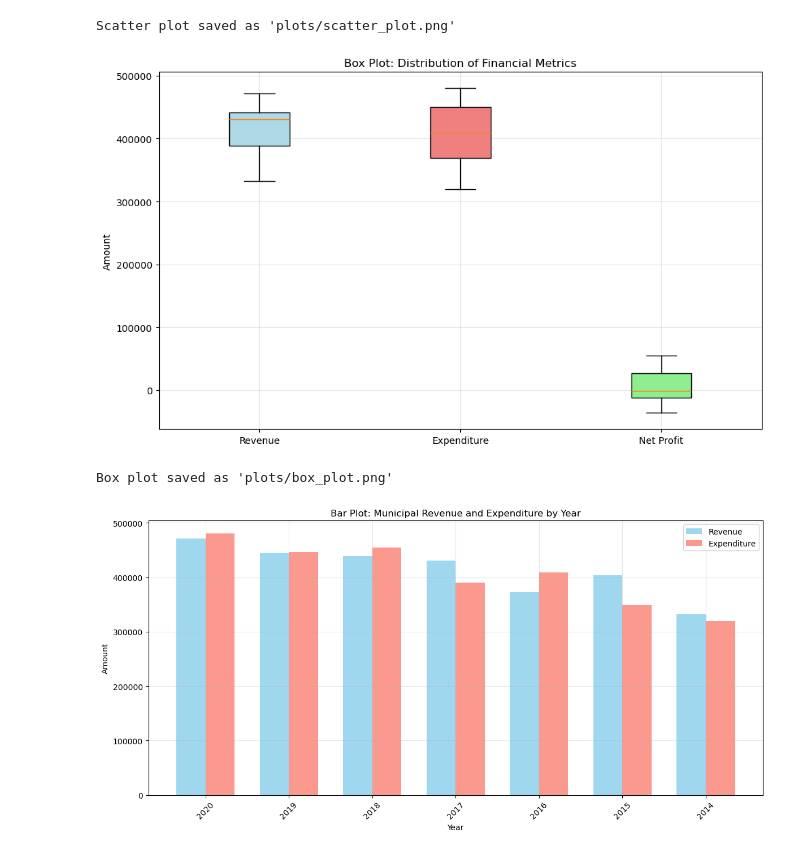
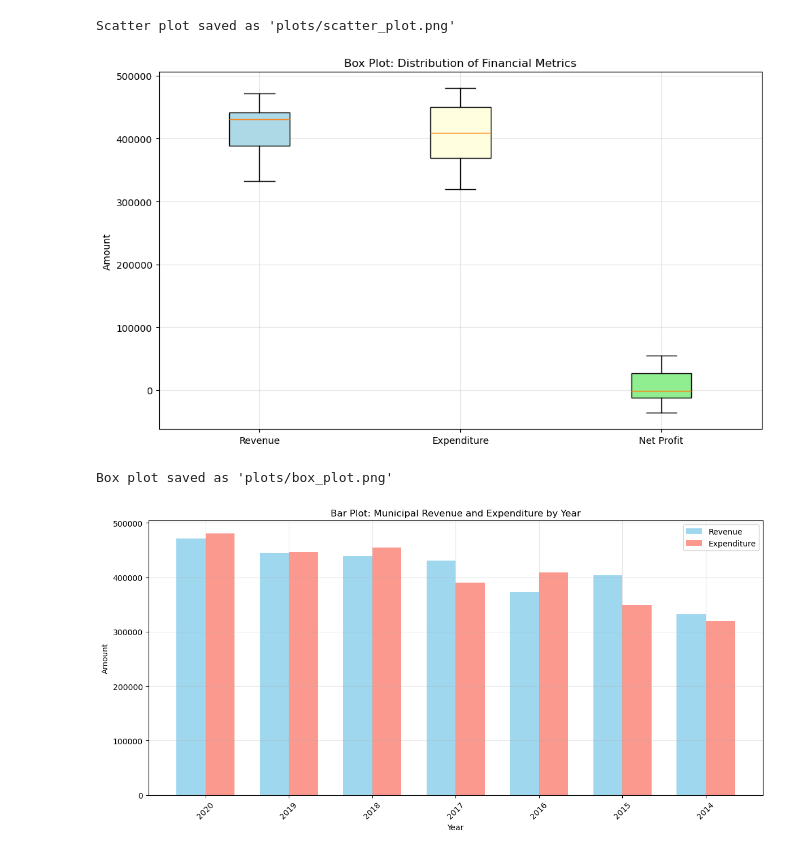
Before and after one commit to unknown-eps/DS200_plots, a Jupyter notebook: make_plots.ipynb, the cells around one changed output. Cells and saved outputs as stored; diff of their text form; code cells hidden in the pictures.

Commit message:
Updated plots for better colors

```diff
--- a/make_plots.ipynb
+++ b/make_plots.ipynb
@@ -54,28 +54,28 @@ Scatter plot saved as 'plots/scatter_plot.png'
 # %%
 # 2. Box Plot: Distribution of Revenue and Expenditure
 plt.figure(figsize=(10, 6))
 
 # Prepare data for box plot
 data_to_plot = [df["Municipal's Revenue"], df["Municipal's Expenditure"], df["net_profit"]]
 labels = ['Revenue', 'Expenditure', 'Net Profit']
 
 box_plot = plt.boxplot(data_to_plot, labels=labels, patch_artist=True)
 
 # Customize colors
-colors = ['lightblue', 'lightcoral', 'lightgreen']
+colors = ['lightblue', 'lightyellow', 'lightgreen']
 for patch, color in zip(box_plot['boxes'], colors):
     patch.set_facecolor(color)
 
 plt.title('Box Plot: Distribution of Financial Metrics')
 plt.ylabel('Amount')
 plt.grid(True, alpha=0.3)
 plt.tight_layout()
 plt.savefig('plots/box_plot.png', dpi=300, bbox_inches='tight')
 plt.show()
 
 print("Box plot saved as 'plots/box_plot.png'")
 # %% [output]
-[figure, old version]
+[figure, new version]
 Box plot saved as 'plots/box_plot.png'
 # %%
 # 3. Bar Plot: Revenue and Expenditure by Year
```
Also changed, not shown: 1 other file.
